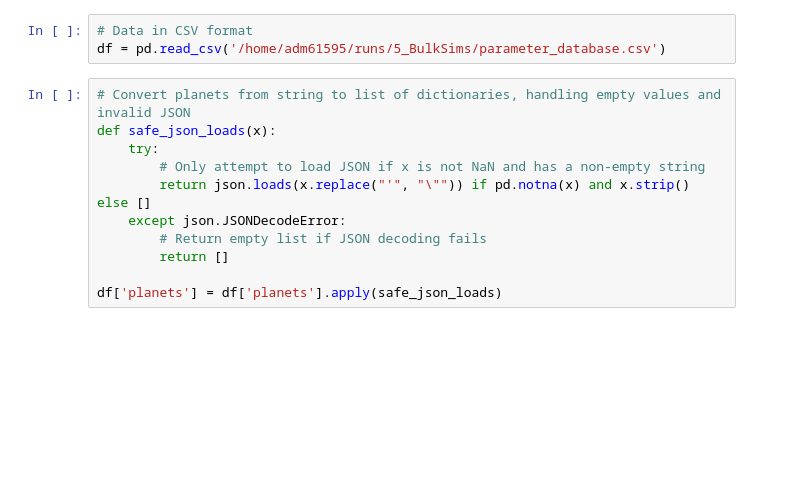
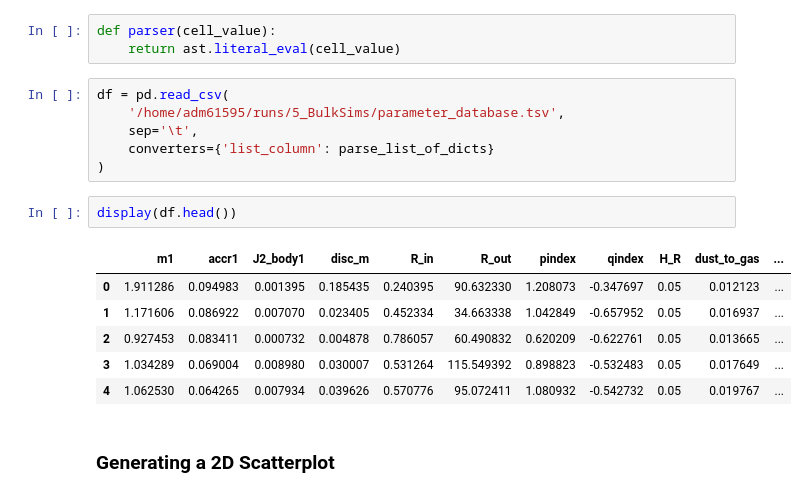
Before and after one commit to annadmitrieff/PhantomBulk, a Jupyter notebook: utils/SimPlots.ipynb, the cells around one changed output. Drawn from its saved outputs; the diff is of its cells as text; blank space fills up the shorter version.

```diff
--- a/utils/SimPlots.ipynb
+++ b/utils/SimPlots.ipynb
@@ -6,17 +11,23 @@ import io
+# %%
+def parser(cell_value):
+    return ast.literal_eval(cell_value)
 # %%
-# Data in CSV format
-df = pd.read_csv('/home/adm61595/runs/5_BulkSims/parameter_database.csv')
+df = pd.read_csv(
+    '/home/adm61595/runs/5_BulkSims/parameter_database.tsv',
+    sep='\t',
+    converters={'list_column': parse_list_of_dicts}
+)
-# %%
-# Convert planets from string to list of dictionaries, handling empty values and invalid JSON
-def safe_json_loads(x):
-    try:
-        # Only attempt to load JSON if x is not NaN and has a non-empty string
-        return json.loads(x.replace("'", "\"")) if pd.notna(x) and x.strip() else []
-    except json.JSONDecodeError:
-        # Return empty list if JSON decoding fails
-        return []
-
-df['planets'] = df['planets'].apply(safe_json_loads)
+# %%
+display(df.head())
+# %% [output]
+|  | m1 | accr1 | J2_body1 | disc_m | R_in | R_out | pindex | qindex | H_R | dust_to_gas | ... |
+| 0 | 1.911286 | 0.094983 | 0.001395 | 0.185435 | 0.240395 | 90.632330 | 1.208073 | -0.347697 | 0.05 | 0.012123 | ... |
+| 1 | 1.171606 | 0.086922 | 0.007070 | 0.023405 | 0.452334 | 34.663338 | 1.042849 | -0.657952 | 0.05 | 0.016937 | ... |
+| 2 | 0.927453 | 0.083411 | 0.000732 | 0.004878 | 0.786057 | 60.490832 | 0.620209 | -0.622761 | 0.05 | 0.013665 | ... |
+| 3 | 1.034289 | 0.069004 | 0.008980 | 0.030007 | 0.531264 | 115.549392 | 0.898823 | -0.532483 | 0.05 | 0.017649 | ... |
+| 4 | 1.062530 | 0.064265 | 0.007934 | 0.039626 | 0.570776 | 95.072411 | 1.080932 | -0.542732 | 0.05 | 0.019767 | ... |
+# %% [markdown]
+### Generating a 2D Scatterplot
 # %%
 # Automatically determine the y-axis range based on min and max of 'disc_m'
 y_min, y_max = df['disc_m'].min(), df['disc_m'].max()
```
Also changed, not shown: parts of 7 cells of this notebook, 1 other file.
